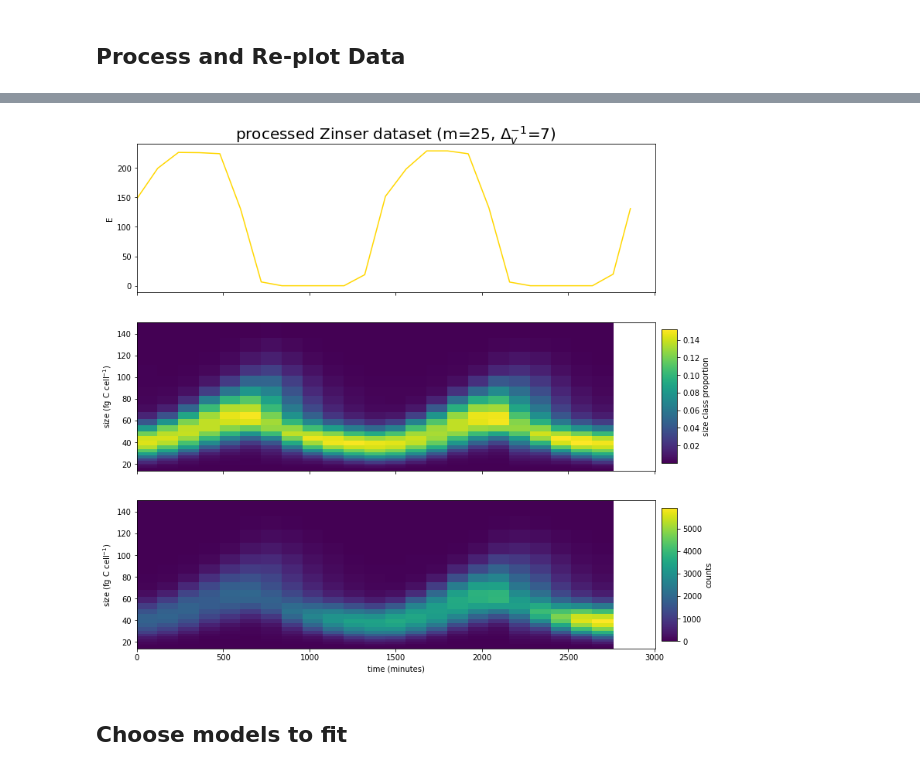
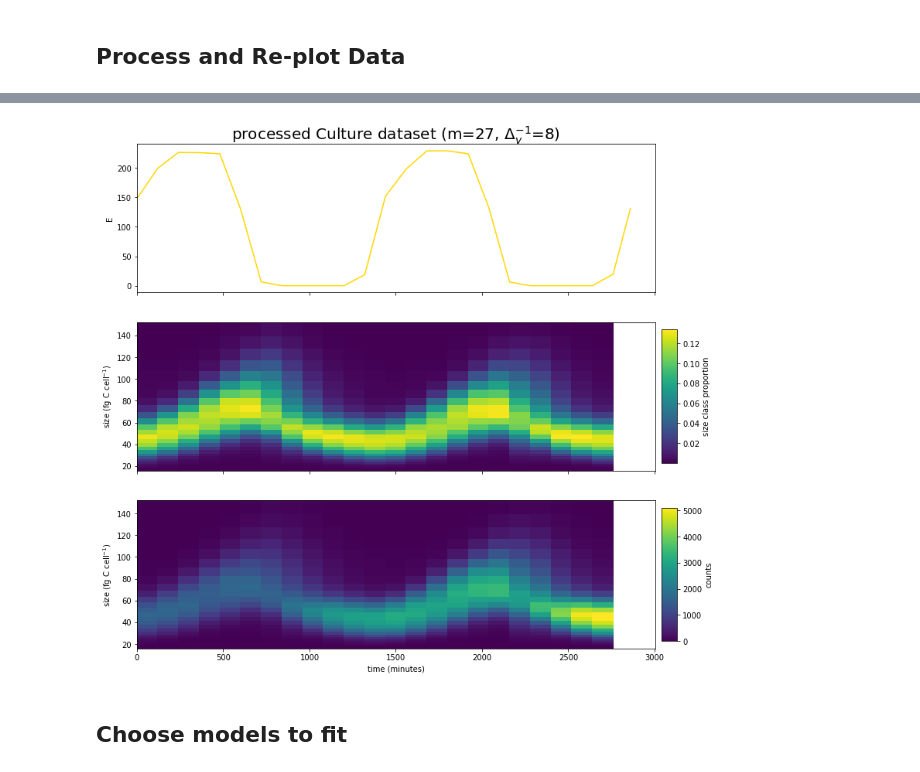
Before and after one commit to CBIOMES/bayesian-matrix-population-model, a Jupyter notebook: notebooks/fit_models.ipynb, the cells around one changed output, grey strips where cells are left out. Cells and saved outputs as stored; diff of their text form; code cells hidden in the pictures.

```diff
--- a/notebooks/fit_models.ipynb
+++ b/notebooks/fit_models.ipynb
@@ -196,35 +192,35 @@ zinser: limit_days is set to 2, removing 1/25 observation times
 # %%
 if show_data:
-    for i,dataname in enumerate(data):
-        nrows = 3
+    nrows = 3
 
-        v_min = data[dataname]['v_min']
-        delta_v = 1.0/data[dataname]['delta_v_inv']
-        v = v_min * 2**(np.arange(data[dataname]['m'])*delta_v)
-        t = np.arange(data[dataname]['nt'])*data[dataname]['dt']
+    v_min = data['v_min']
+    delta_v = 1.0/data['delta_v_inv']
+    v = v_min * 2**(np.arange(data['m'])*delta_v)
+    t = np.arange(data['nt'])*data['dt']
 
 
-        fig,axs = plt.subplots(nrows=nrows, sharex=True, figsize=(12,4*nrows))
+    fig,axs = plt.subplots(nrows=nrows, sharex=True, figsize=(12,4*nrows))
 
-        ax = axs[0]
-        ax.set_title('processed '+desc[dataname], size=20)
-        ax.plot(t, data[dataname]['E'], color='gold')
-        ax.set(ylabel='E')
+    ax = axs[0]
+    ax.set_title('processed '+desc, size=20)
+    ax.plot(t, data['E'], color='gold')
+    ax.set(ylabel='E')
 
-        ax = axs[1]
-        pc = ax.pcolormesh(data[dataname]['t_obs'], v, data[dataname]['obs'], shading='auto')
-        ax.set(ylabel='size ({})'.format(size_units))
-        add_colorbar(ax, norm=pc.norm, cmap=pc.cmap, label='size class proportion')
-        ax.set_xlim(left=0.0)
+    ax = axs[1]
+    pc = ax.pcolormesh(data['t_obs'], v, data['obs'], shading='auto')
+    ax.set(ylabel='size ({})'.format(size_units))
+    add_colorbar(ax, norm=pc.norm, cmap=pc.cmap,
+                 label='size class proportion')
+    ax.set_xlim(left=0.0)
 
-        ax = axs[2]
-        pc = ax.pcolormesh(data[dataname]['t_obs'], v, data[dataname]['obs_count'], shading='auto')
-        ax.set(ylabel='size ({})'.format(size_units))
-        add_colorbar(ax, norm=pc.norm, cmap=pc.cmap, label='counts')
-        ax.set_xlim(left=0.0)
-    axs[-1].set_xlabel('time (minutes)')
+    ax = axs[2]
+    pc = ax.pcolormesh(data['t_obs'], v, data['obs_count'], shading='auto')
+    ax.set(ylabel='size ({})'.format(size_units))
+    add_colorbar(ax, norm=pc.norm, cmap=pc.cmap, label='counts')
+    ax.set_xlim(left=0.0)
+axs[-1].set_xlabel('time (minutes)')
 None
 # %% [output]
-[figure, old version]
+[figure, new version]
 # %% [markdown]
 ## Choose models to fit
```
Also changed, not shown: parts of 8 cells of this notebook, 12 other files.
